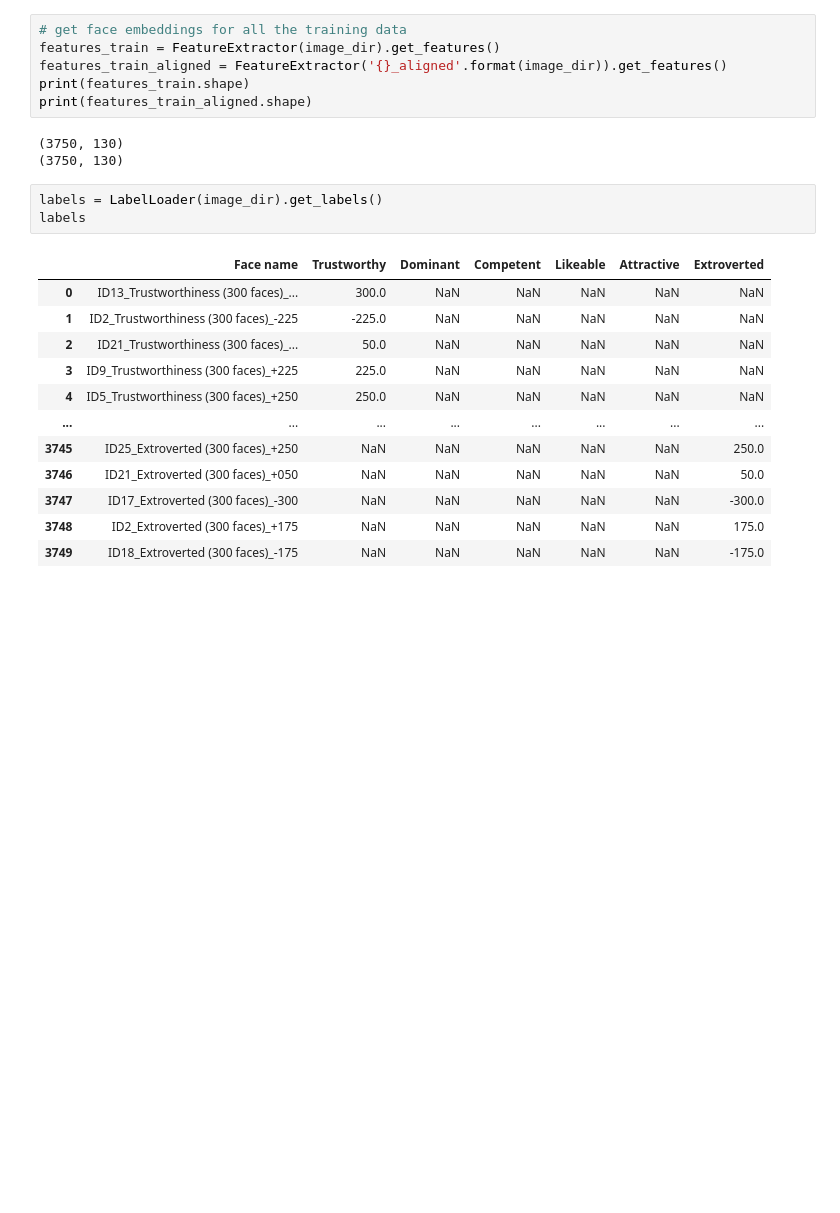
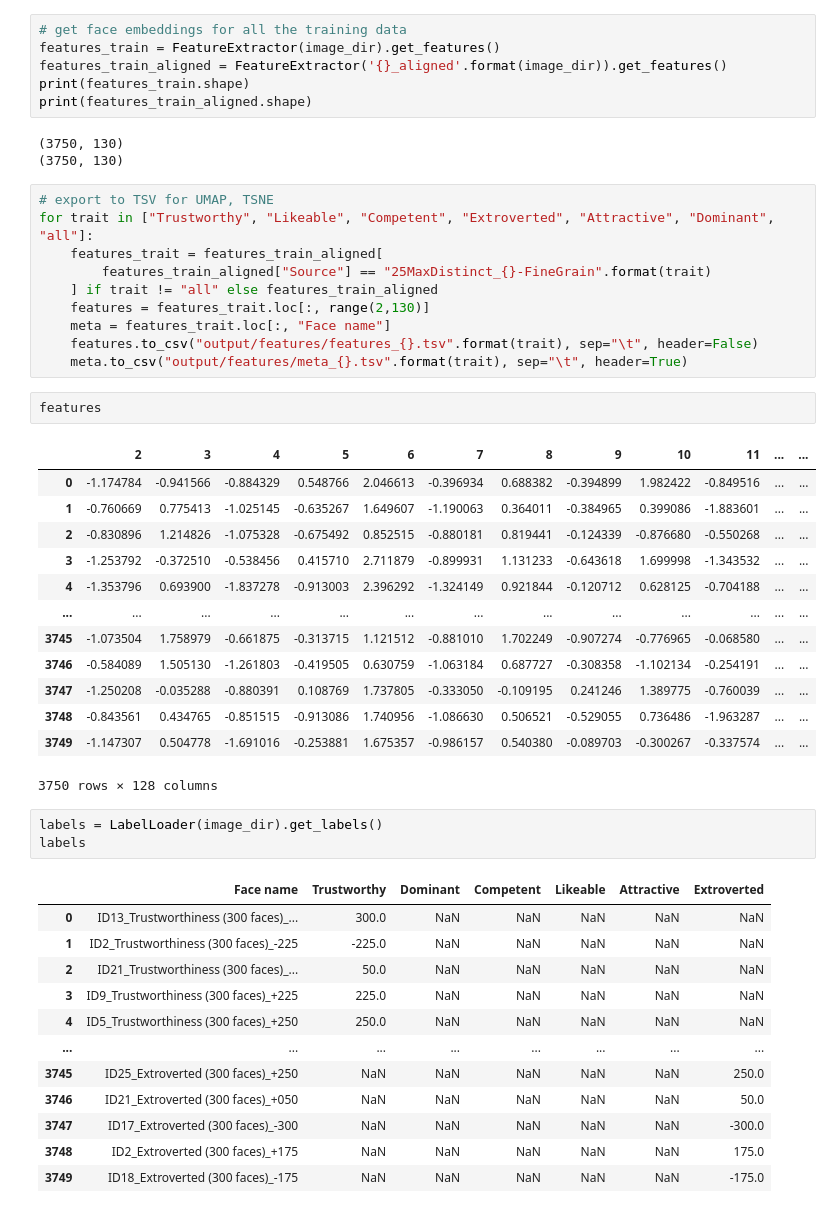
Before and after one commit to ryansteed/learning-appearance-bias, a Jupyter notebook: notebooks/feature-analysis.ipynb, the cells around one changed output. Cells and saved outputs as stored; diff of their text form; blank space fills up the shorter version.

```diff
--- a/notebooks/feature-analysis.ipynb
+++ b/notebooks/feature-analysis.ipynb
@@ -32,6 +31,32 @@ print(features_train_aligned.shape)
 # %% [output]
 (3750, 130)
 (3750, 130)
+# %%
+# export to TSV for UMAP, TSNE
+for trait in ["Trustworthy", "Likeable", "Competent", "Extroverted", "Attractive", "Dominant", "all"]:
+    features_trait = features_train_aligned[
+        features_train_aligned["Source"] == "25MaxDistinct_{}-FineGrain".format(trait)
+    ] if trait != "all" else features_train_aligned
+    features = features_trait.loc[:, range(2,130)]
+    meta = features_trait.loc[:, "Face name"]
+    features.to_csv("output/features/features_{}.tsv".format(trait), sep="\t", header=False)
+    meta.to_csv("output/features/meta_{}.tsv".format(trait), sep="\t", header=True)
+# %%
+features
+# %% [output]
+|  | 2 | 3 | 4 | 5 | 6 | 7 | 8 | 9 | 10 | 11 | ... | ... |
+| 0 | -1.174784 | -0.941566 | -0.884329 | 0.548766 | 2.046613 | -0.396934 | 0.688382 | -0.394899 | 1.982422 | -0.849516 | ... | ... |
+| 1 | -0.760669 | 0.775413 | -1.025145 | -0.635267 | 1.649607 | -1.190063 | 0.364011 | -0.384965 | 0.399086 | -1.883601 | ... | ... |
+| 2 | -0.830896 | 1.214826 | -1.075328 | -0.675492 | 0.852515 | -0.880181 | 0.819441 | -0.124339 | -0.876680 | -0.550268 | ... | ... |
+| 3 | -1.253792 | -0.372510 | -0.538456 | 0.415710 | 2.711879 | -0.899931 | 1.131233 | -0.643618 | 1.699998 | -1.343532 | ... | ... |
+| 4 | -1.353796 | 0.693900 | -1.837278 | -0.913003 | 2.396292 | -1.324149 | 0.921844 | -0.120712 | 0.628125 | -0.704188 | ... | ... |
+| ... | ... | ... | ... | ... | ... | ... | ... | ... | ... | ... | ... | ... |
+| 3745 | -1.073504 | 1.758979 | -0.661875 | -0.313715 | 1.121512 | -0.881010 | 1.702249 | -0.907274 | -0.776965 | -0.068580 | ... | ... |
+| 3746 | -0.584089 | 1.505130 | -1.261803 | -0.419505 | 0.630759 | -1.063184 | 0.687727 | -0.308358 | -1.102134 | -0.254191 | ... | ... |
+| 3747 | -1.250208 | -0.035288 | -0.880391 | 0.108769 | 1.737805 | -0.333050 | -0.109195 | 0.241246 | 1.389775 | -0.760039 | ... | ... |
+| 3748 | -0.843561 | 0.434765 | -0.851515 | -0.913086 | 1.740956 | -1.086630 | 0.506521 | -0.529055 | 0.736486 | -1.963287 | ... | ... |
+| 3749 | -1.147307 | 0.504778 | -1.691016 | -0.253881 | 1.675357 | -0.986157 | 0.540380 | -0.089703 | -0.300267 | -0.337574 | ... | ... |
+3750 rows × 128 columns
 # %%
 labels = LabelLoader(image_dir).get_labels()
 labels
```
Also changed, not shown: parts of 4 cells of this notebook, 2 other files.
